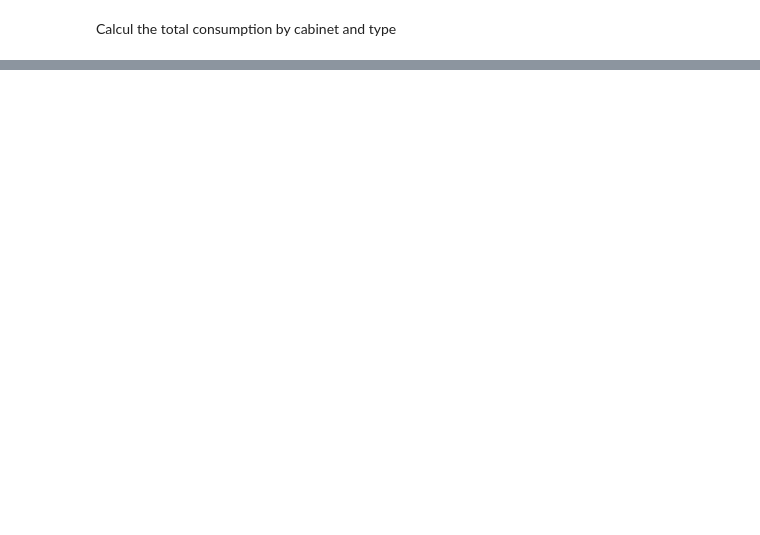
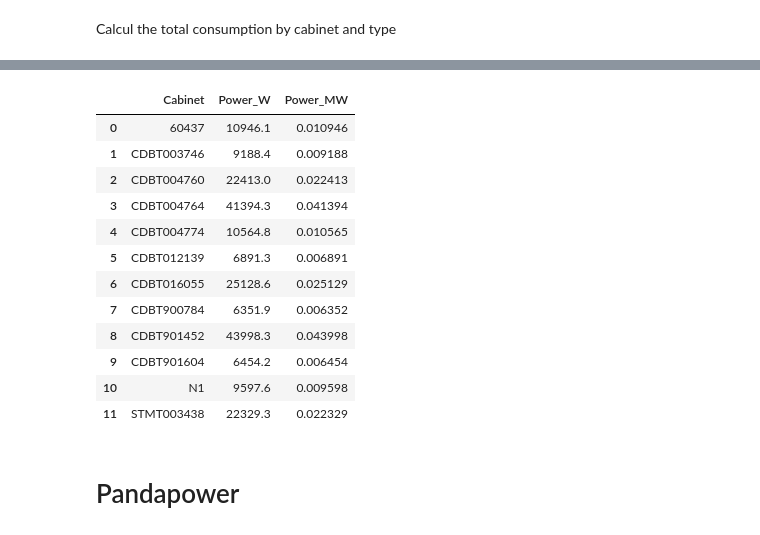
Before and after one commit to tfracheboud/rhtlab_test_labo, a Jupyter notebook: Trey/power_flow_trey.ipynb, the cells around one changed output, grey strips where cells are left out. Saved outputs shown, nothing was run; the diff lists cells and outputs as text; code cells hidden in the pictures; blank space fills up the shorter version.

```diff
--- a/Trey/power_flow_trey.ipynb
+++ b/Trey/power_flow_trey.ipynb
@@ -298,4 +240,23 @@ Marge by cabinet
 # %%
 df_Consumer_Cabinet = (
-    df_Consumer_Categorie.groupby(["Cabinet"]).agg({"Energy": "sum"}).reset_index()
+    df_Consumer_Categorie.groupby(["Cabinet"]).agg({"Power_W": "sum"}).reset_index()
 )
+df_Consumer_Cabinet["Power_MW"] = df_Consumer_Cabinet["Power_W"] / 1e6
+
+df_Consumer_Cabinet
+# %% [output]
+|  | Cabinet | Power_W | Power_MW |
+| 0 | 60437 | 10946.1 | 0.010946 |
+| 1 | CDBT003746 | 9188.4 | 0.009188 |
+| 2 | CDBT004760 | 22413.0 | 0.022413 |
+| 3 | CDBT004764 | 41394.3 | 0.041394 |
+| 4 | CDBT004774 | 10564.8 | 0.010565 |
+| 5 | CDBT012139 | 6891.3 | 0.006891 |
+| 6 | CDBT016055 | 25128.6 | 0.025129 |
+| 7 | CDBT900784 | 6351.9 | 0.006352 |
+| 8 | CDBT901452 | 43998.3 | 0.043998 |
+| 9 | CDBT901604 | 6454.2 | 0.006454 |
+| 10 | N1 | 9597.6 | 0.009598 |
+| 11 | STMT003438 | 22329.3 | 0.022329 |
+# %% [markdown]
+# Pandapower
```
Also changed, not shown: parts of 44 cells of this notebook, 9 other files.
